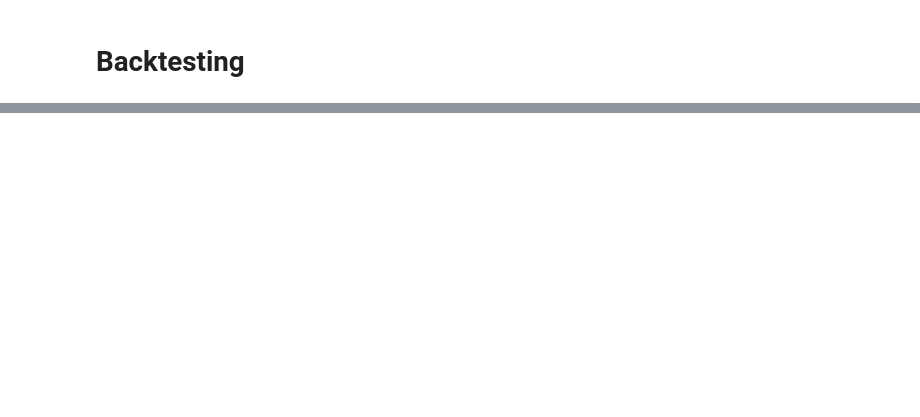
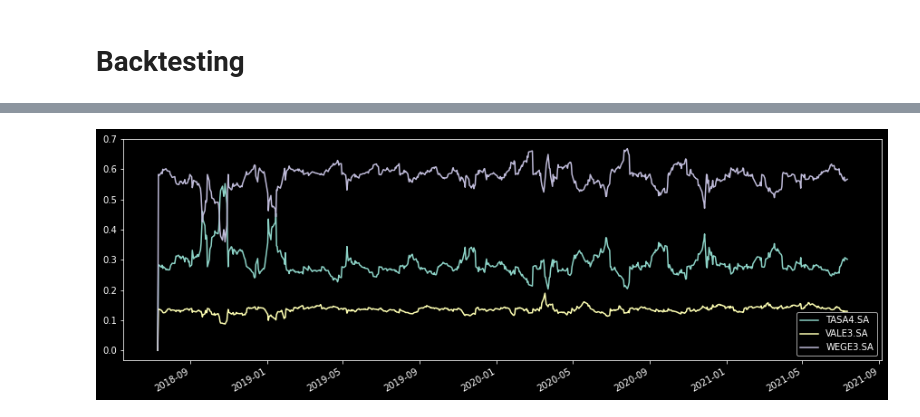
Before and after one commit to thecalebe00/Portfolio-Optimization, a Jupyter notebook: Portfolio_Optimization_FGV_Quant.ipynb, the cells around one changed output, grey strips where cells are left out. Cells and saved outputs as stored; diff of their text form; code cells hidden in the pictures; blank space fills up the shorter version.

```diff
--- a/Portfolio_Optimization_FGV_Quant.ipynb
+++ b/Portfolio_Optimization_FGV_Quant.ipynb
@@ -266,0 +227,4 @@ ZeroDivisionError: ignored
+# %%
+results.plot_security_weights()
+# %% [output]
+[figure, added]
```
Also changed, not shown: parts of 21 cells of this notebook.
